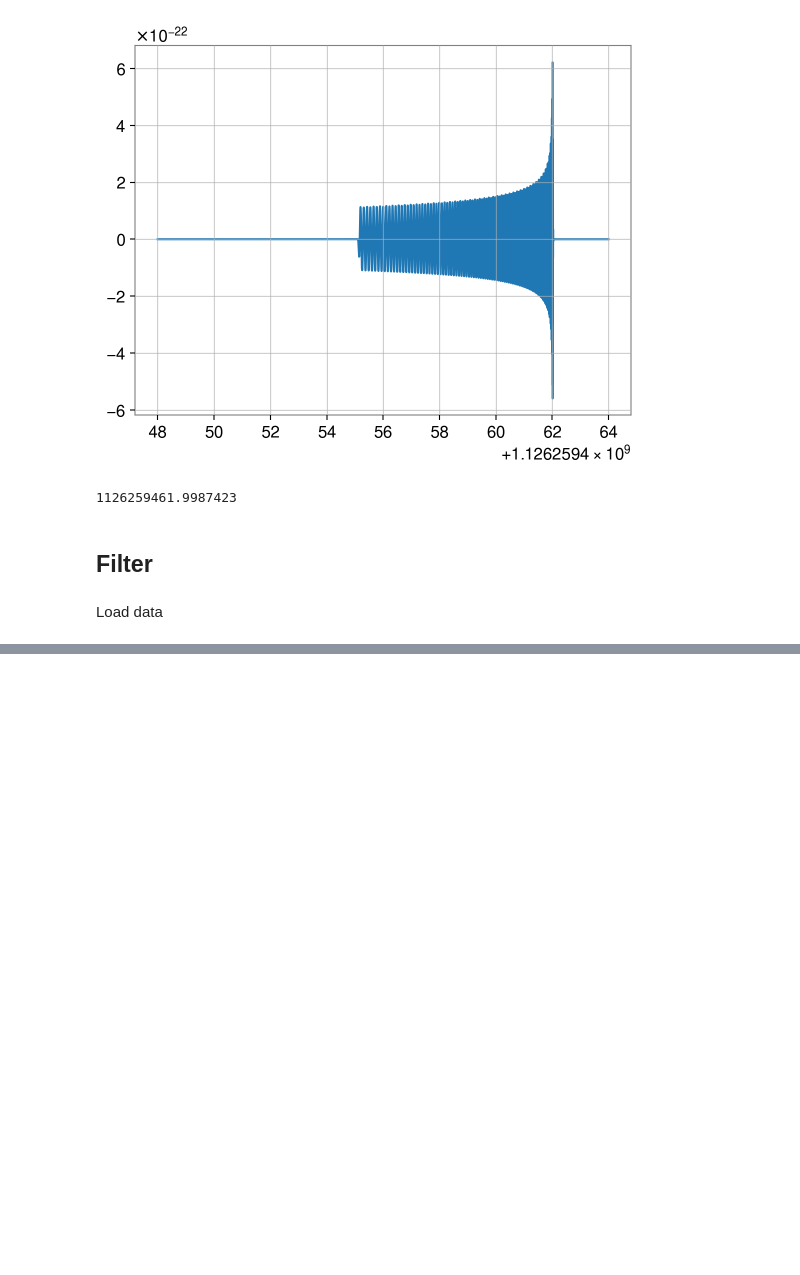
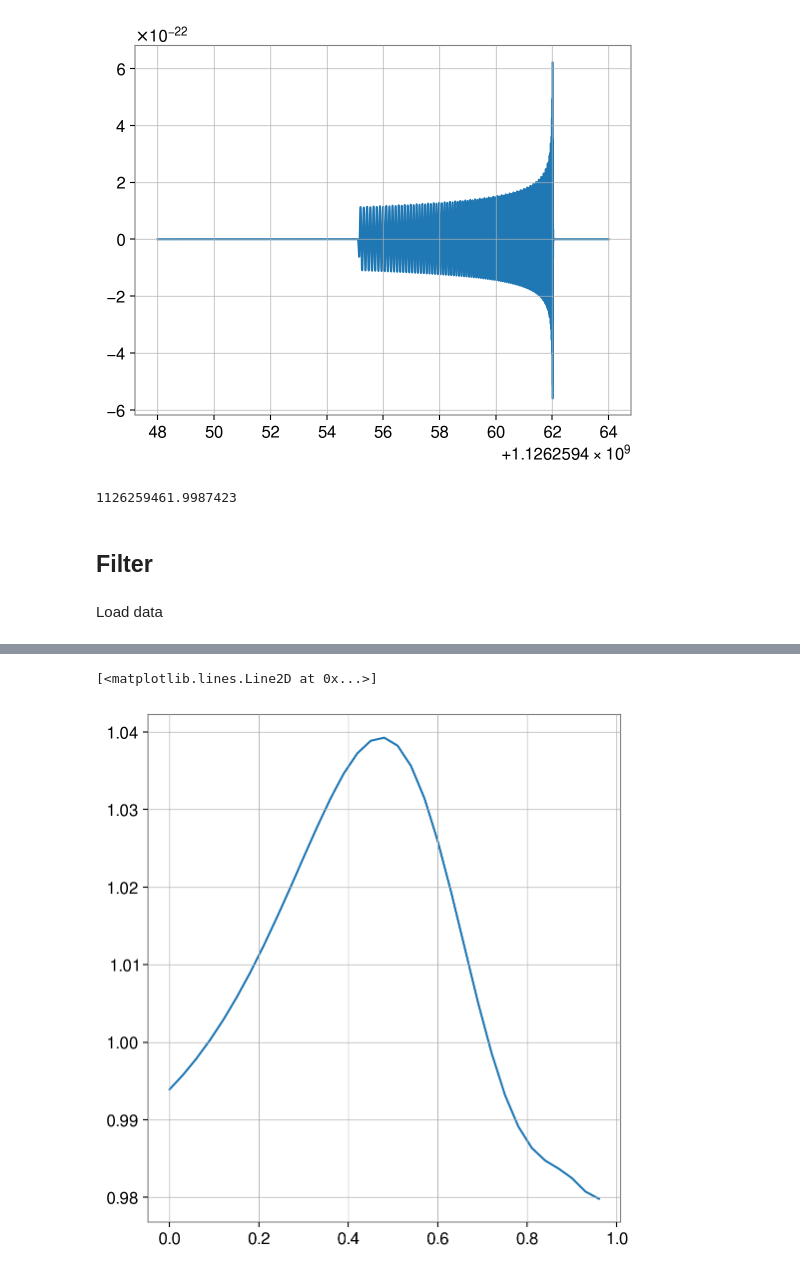
Before and after one commit to Lu-Neil/qnm_filter, a Jupyter notebook: code_demo/Systematics/Systematics MDC.ipynb, the cells around one changed output, grey strips where cells are left out. Drawn from its saved outputs; the diff is of its cells as text; code cells hidden in the pictures; blank space fills up the shorter version.

```diff
--- a/code_demo/Systematics/Systematics MDC.ipynb
+++ b/code_demo/Systematics/Systematics MDC.ipynb
@@ -95,3 +160,8 @@ credible_region = qnm_filter.find_credible_region(likelihood_data)
+# %%
+pl.plot(chispace, test_chi)
+# %% [output]
+[<matplotlib.lines.Line2D at 0x...>]
+[figure, added]
 # %%
 pl.rc('figure', figsize=(6.1, 6.6))
 fig, ax = pl.subplots()
```
Also changed, not shown: parts of 32 cells of this notebook, 3 other files.
